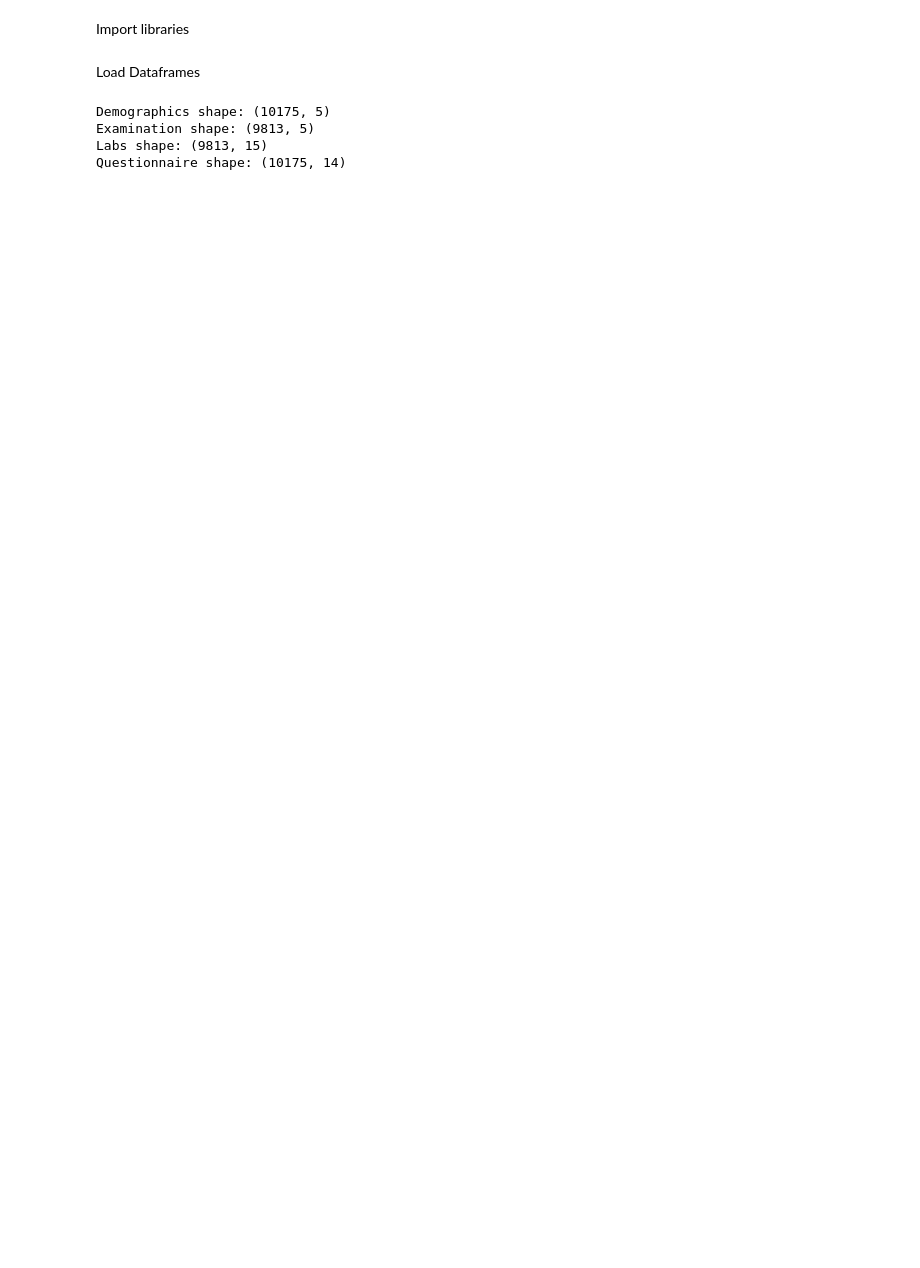
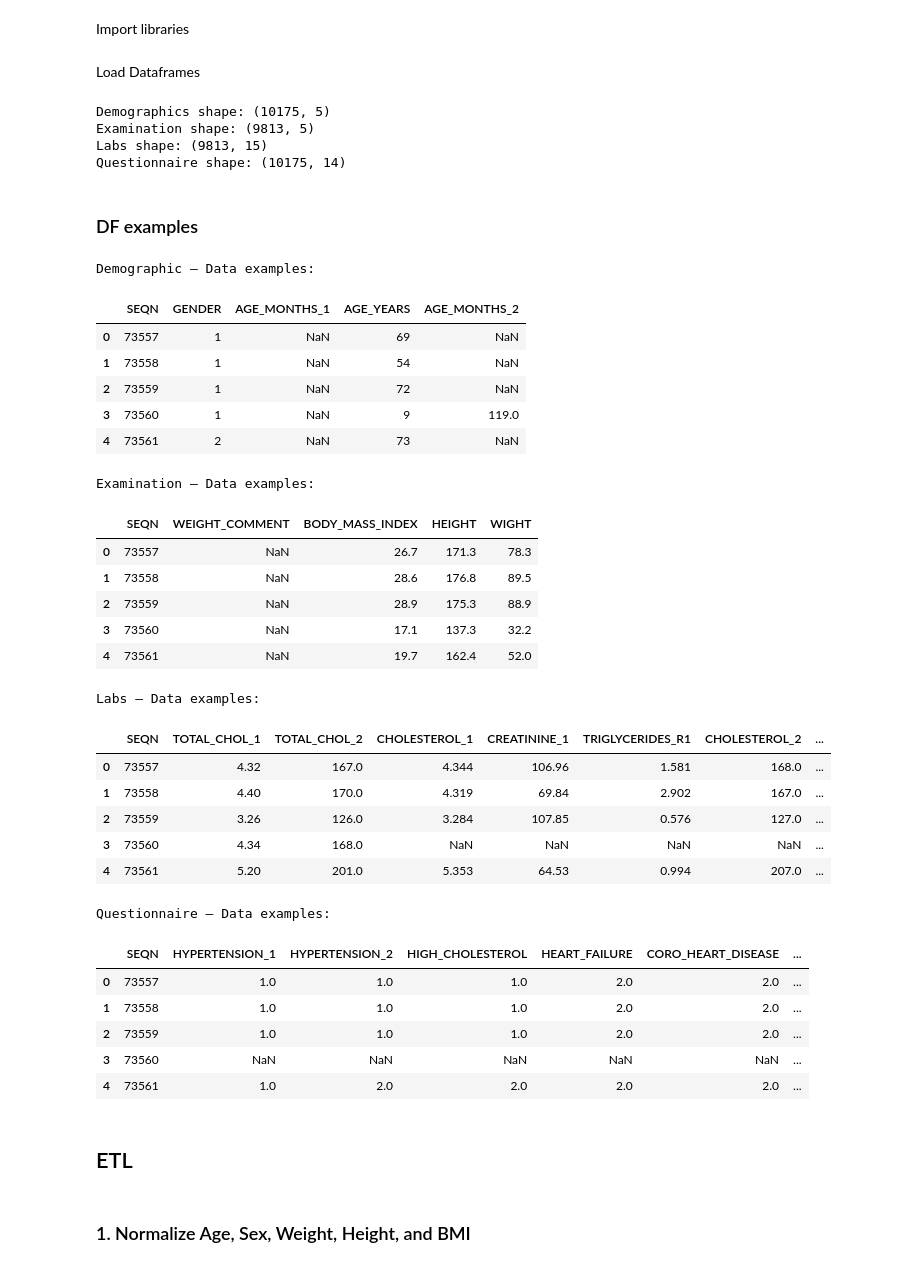
Before and after one commit to FrancoPalavicinoG/cellia, a Jupyter notebook: notebooks/02_ETL.ipynb, the cells around one changed output. Drawn from its saved outputs; the diff is of its cells as text; code cells hidden in the pictures; blank space fills up the shorter version.

```diff
--- a/notebooks/02_ETL.ipynb
+++ b/notebooks/02_ETL.ipynb
@@ -34,3 +35,52 @@ Demographics shape: (10175, 5)
 Examination shape: (9813, 5)
 Labs shape: (9813, 15)
 Questionnaire shape: (10175, 14)
+# %% [markdown]
+### DF examples
+# %%
+def data_example(df, name, n=5):
+    print(f"\n{name} – Data examples:")
+    display(df.head(n))
+# %%
+dfs = {
+    "Demographic": df_demo,
+    "Examination": df_exam,
+    "Labs": df_lab,
+    "Questionnaire": df_quest
+}
+# %%
+for name, df in dfs.items():
+    data_example(df, name)
+# %% [output]
+Demographic – Data examples:
+|  | SEQN | GENDER | AGE_MONTHS_1 | AGE_YEARS | AGE_MONTHS_2 |
+| 0 | 73557 | 1 | NaN | 69 | NaN |
+| 1 | 73558 | 1 | NaN | 54 | NaN |
+| 2 | 73559 | 1 | NaN | 72 | NaN |
+| 3 | 73560 | 1 | NaN | 9 | 119.0 |
+| 4 | 73561 | 2 | NaN | 73 | NaN |
+Examination – Data examples:
+|  | SEQN | WEIGHT_COMMENT | BODY_MASS_INDEX | HEIGHT | WIGHT |
+| 0 | 73557 | NaN | 26.7 | 171.3 | 78.3 |
+| 1 | 73558 | NaN | 28.6 | 176.8 | 89.5 |
+| 2 | 73559 | NaN | 28.9 | 175.3 | 88.9 |
+| 3 | 73560 | NaN | 17.1 | 137.3 | 32.2 |
+| 4 | 73561 | NaN | 19.7 | 162.4 | 52.0 |
+Labs – Data examples:
+|  | SEQN | TOTAL_CHOL_1 | TOTAL_CHOL_2 | CHOLESTEROL_1 | CREATININE_1 | TRIGLYCERIDES_R1 | CHOLESTEROL_2 | ... |
+| 0 | 73557 | 4.32 | 167.0 | 4.344 | 106.96 | 1.581 | 168.0 | ... |
+| 1 | 73558 | 4.40 | 170.0 | 4.319 | 69.84 | 2.902 | 167.0 | ... |
+| 2 | 73559 | 3.26 | 126.0 | 3.284 | 107.85 | 0.576 | 127.0 | ... |
+| 3 | 73560 | 4.34 | 168.0 | NaN | NaN | NaN | NaN | ... |
+| 4 | 73561 | 5.20 | 201.0 | 5.353 | 64.53 | 0.994 | 207.0 | ... |
+Questionnaire – Data examples:
+|  | SEQN | HYPERTENSION_1 | HYPERTENSION_2 | HIGH_CHOLESTEROL | HEART_FAILURE | CORO_HEART_DISEASE | ... |
+| 0 | 73557 | 1.0 | 1.0 | 1.0 | 2.0 | 2.0 | ... |
+| 1 | 73558 | 1.0 | 1.0 | 1.0 | 2.0 | 2.0 | ... |
+| 2 | 73559 | 1.0 | 1.0 | 1.0 | 2.0 | 2.0 | ... |
+| 3 | 73560 | NaN | NaN | NaN | NaN | NaN | ... |
+| 4 | 73561 | 1.0 | 2.0 | 2.0 | 2.0 | 2.0 | ... |
+# %% [markdown]
+## ETL
+# %% [markdown]
+### 1. Normalize Age, Sex, Weight, Height, and BMI
```
Also changed, not shown: parts of 18 cells of this notebook.
